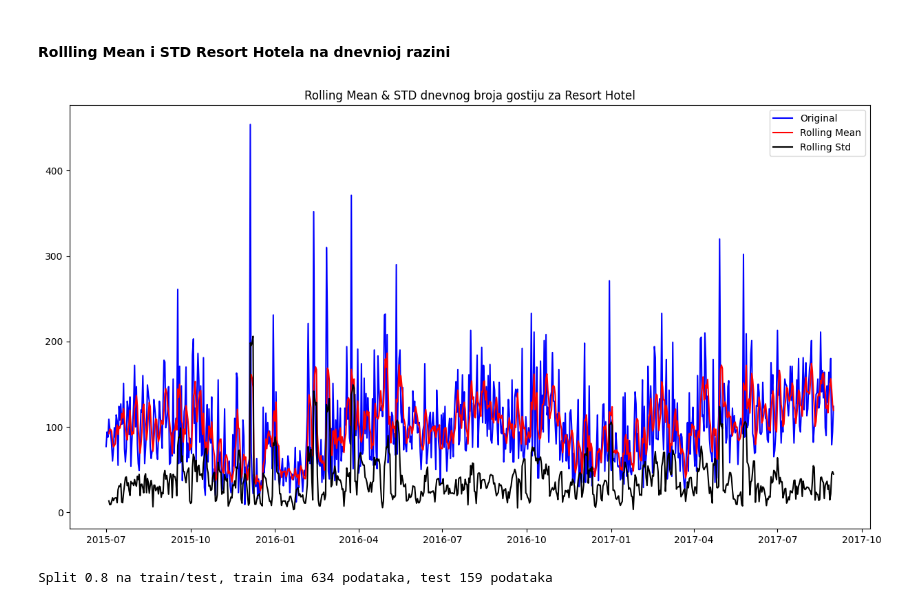
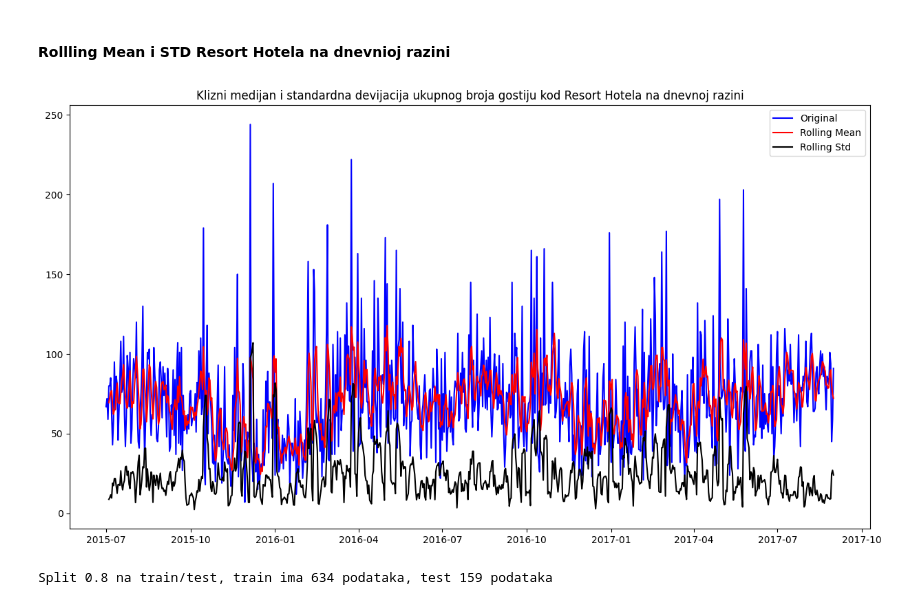
Before and after one commit to MarkoHaralovic/Prediction-of-Hotel-Occupancy, a Jupyter notebook: prediction-of-hotel-occupancy/notebooks/ARIMA_occupancy_prediction.ipynb, the cells around one changed output. Cells and saved outputs as stored; diff of their text form; code cells hidden in the pictures.

```diff
--- a/prediction-of-hotel-occupancy/notebooks/ARIMA_occupancy_prediction.ipynb
+++ b/prediction-of-hotel-occupancy/notebooks/ARIMA_occupancy_prediction.ipynb
@@ -192,4 +159,4 @@ data = data[data['ukupno_gostiju'] != 0]
 # %%
-dataNoCancel = data[~data['datum_otkazivanja_rezervacije'].notna()]
-dataNoCancel = dataNoCancel.reset_index(drop=True)
+data = data[~data['datum_otkazivanja_rezervacije'].notna()]
+data = data.reset_index(drop=True)
 # %%
@@ -804,16 +774,16 @@ Critical Values:
 #### Rollling Mean i STD Resort Hotela na dnevnioj razini
 # %%
 plt.figure(figsize=(15, 8))
-rolling_mean = NumberOfGuestsDailyResort.rolling(window=4).mean()
-rolling_std = NumberOfGuestsDailyResort.rolling(window=4).std()
+rolling_mean_resort_daily = NumberOfGuestsDailyResort.rolling(window=4).mean()
+rolling_std_resort_daily  = NumberOfGuestsDailyResort.rolling(window=4).std()
 plt.plot(NumberOfGuestsDailyResort, color='blue', label='Original')
-plt.plot(rolling_mean, color='red', label='Rolling Mean')
-plt.plot(rolling_std, color='black', label='Rolling Std')
+plt.plot(rolling_mean_resort_daily , color='red', label='Rolling Mean')
+plt.plot(rolling_std_resort_daily , color='black', label='Rolling Std')
 plt.legend(loc='upper right')
-plt.title('Rolling Mean & STD dnevnog broja gostiju za Resort Hotel')
+plt.title('Klizni medijan i standardna devijacija ukupnog broja gostiju kod Resort Hotela na dnevnoj razini')
 plt.show()
 # %% [output]
-[figure, old version]
+[figure, new version]
 # %%
 split_ratio  =  0.8
 # %%
```
Also changed, not shown: parts of 68 cells of this notebook, 1 other file.
